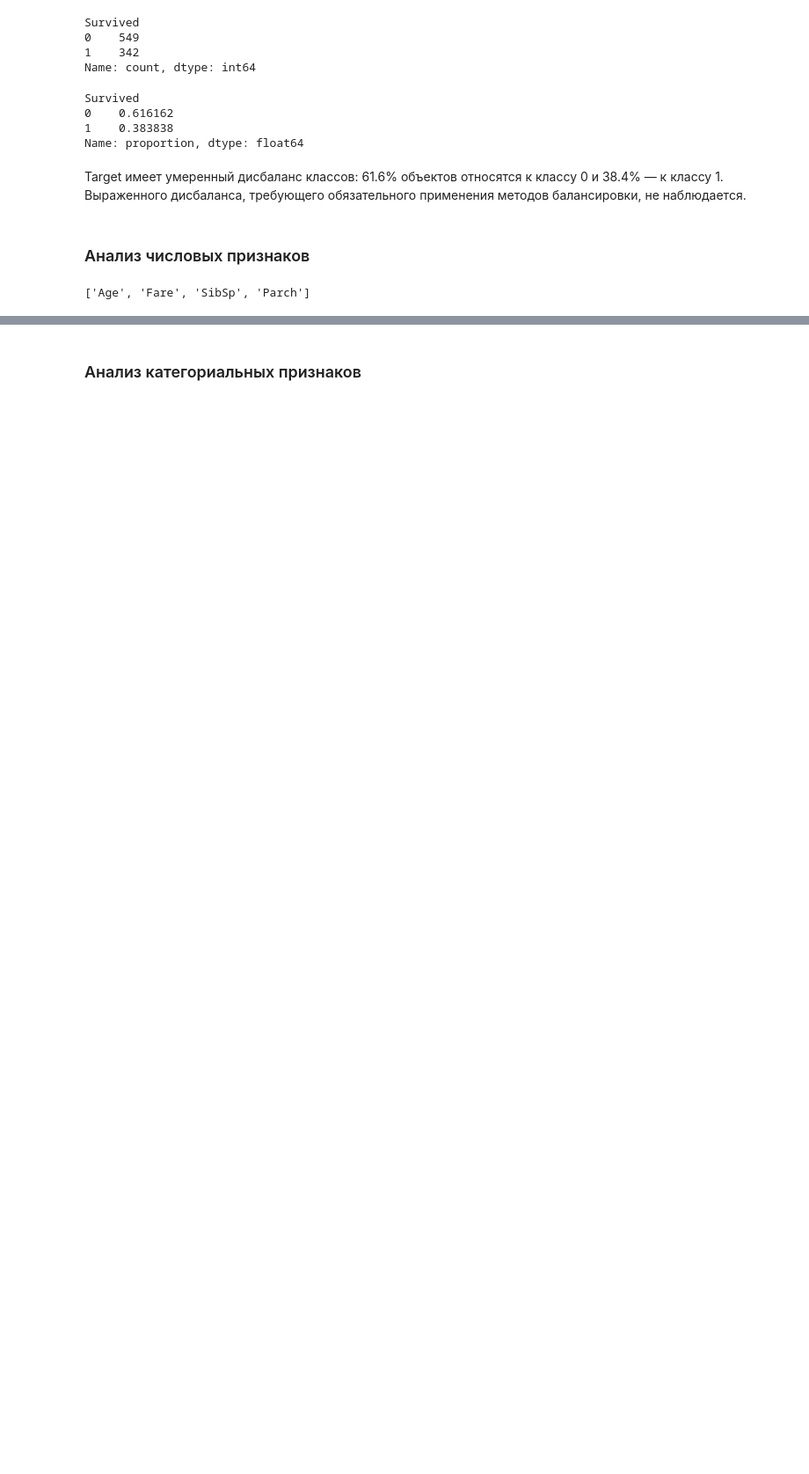
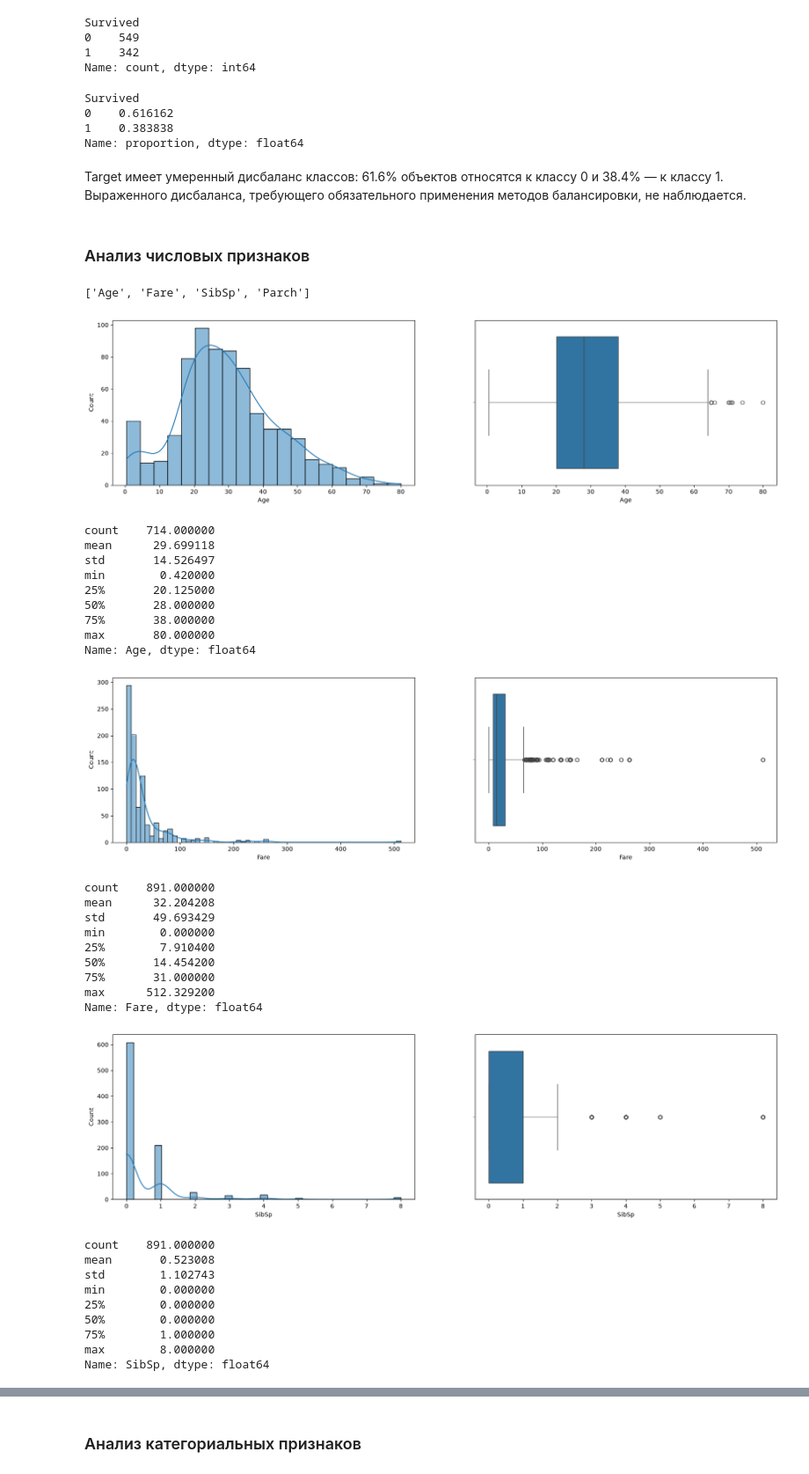
Before and after one commit to tirnish/titanic-ml, a Jupyter notebook: notebooks/01_eda.ipynb, the cells around one changed output, grey strips where cells are left out. Shown at 88% size. Drawn from its saved outputs; the diff is of its cells as text; code cells hidden in the pictures; blank space fills up the shorter version.

```diff
--- a/notebooks/01_eda.ipynb
+++ b/notebooks/01_eda.ipynb
@@ -188,5 +182,5 @@ dtype: object
 # %%
-for col in cat_features + ordinal_features:
+for col in cat_features:
     print(train[col].value_counts())
     print()
 # %% [output]
@@ -240,20 +234,51 @@ num_features
 ['Age', 'Fare', 'SibSp', 'Parch']
 # %%
 def analysis_of_numerical_features(col):
+
     plt.figure(figsize=(20, 5))
 
-    plt.subplot(1, 3, 1)
+    plt.subplot(1, 2, 1)
     sns.histplot(data=train, x=col, kde=True)
-    plt.subplot(1, 3, 2)
+
+    plt.subplot(1, 2, 2)
     sns.boxplot(data=train, x=col);
+
+    plt.show()
+
+    print(train[col].describe())
 
 
 
-
-    # Связь числовых признаков с целевой переменной
-    plt.subplot(1, 3, 3)
-    sns.boxplot(data=train, x=target, y=col)
-    plt.show()
-    print(train[col].describe())
-    print()
-    print(train.groupby(target)[col].describe())
+for feature in num_features:
+    analysis_of_numerical_features(feature)
+# %% [output]
+[figure, added]
+count    714.000000
+mean      29.699118
+std       14.526497
+min        0.420000
+25%       20.125000
+50%       28.000000
+75%       38.000000
+max       80.000000
+Name: Age, dtype: float64
+[figure, added]
+count    891.000000
+mean      32.204208
+std       49.693429
+min        0.000000
+25%        7.910400
+50%       14.454200
+75%       31.000000
+max      512.329200
+Name: Fare, dtype: float64
+[figure, added]
+count    891.000000
+mean       0.523008
+std        1.102743
+min        0.000000
+25%        0.000000
+50%        0.000000
+75%        1.000000
+max        8.000000
+Name: SibSp, dtype: float64
```
Also changed, not shown: parts of 46 cells of this notebook, 1 other file.
